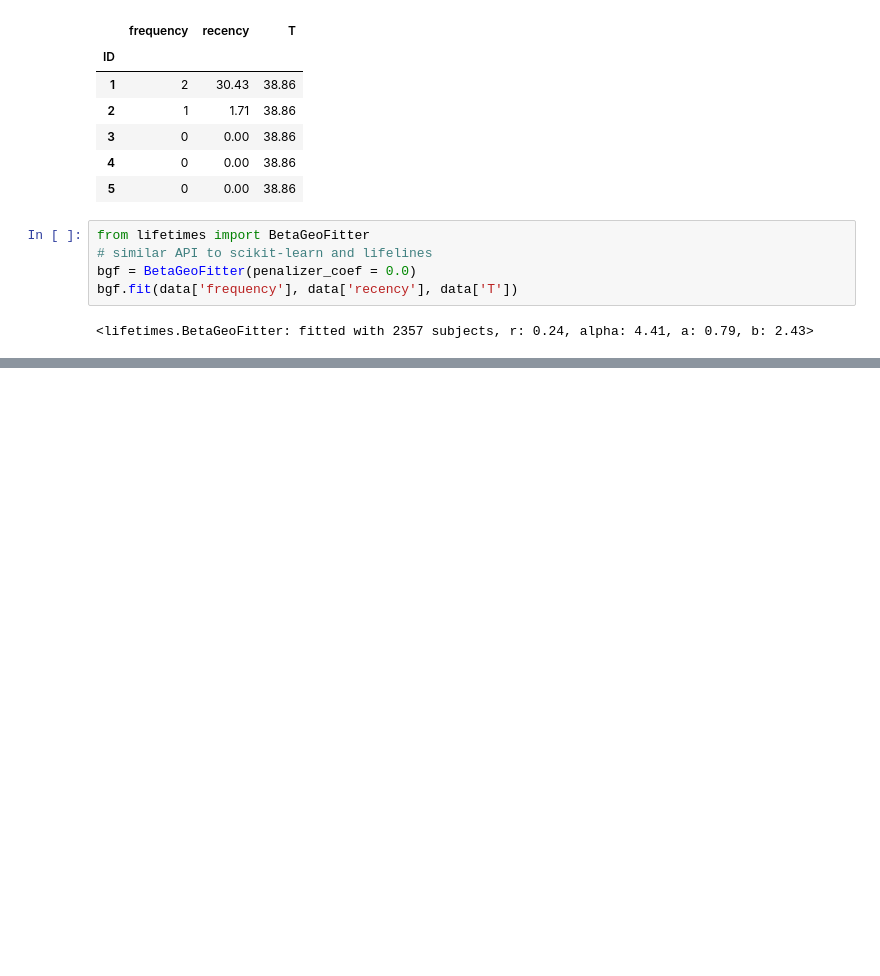
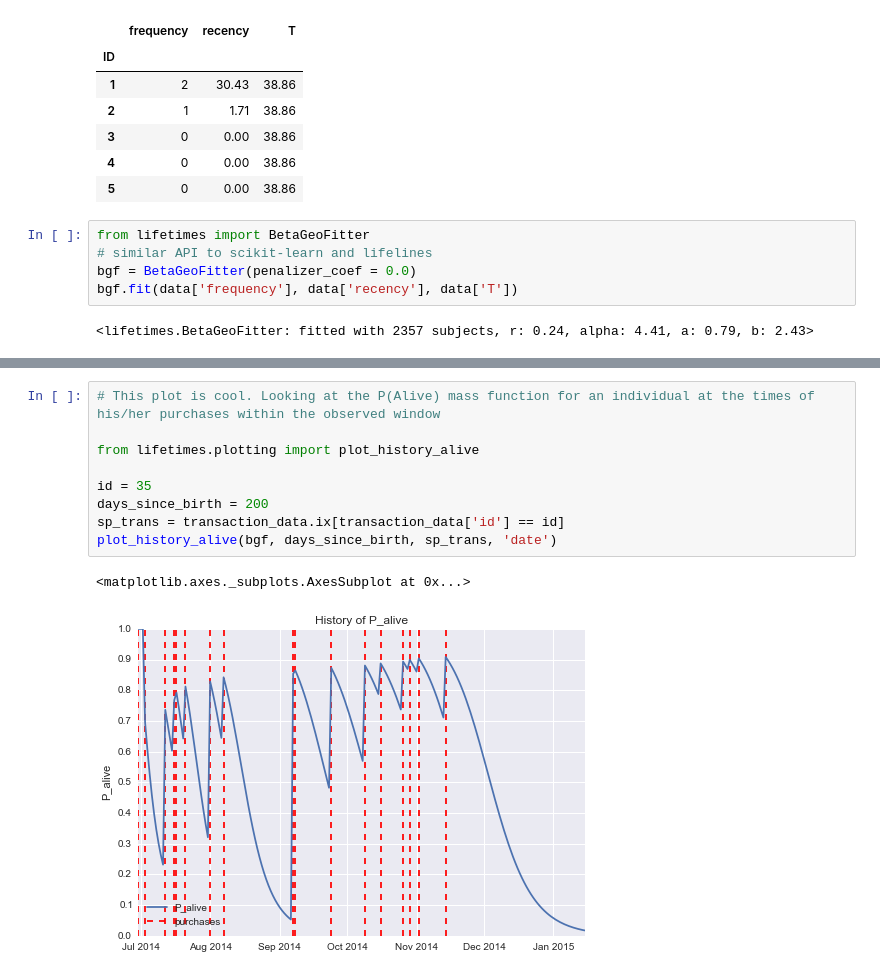
Before and after one commit to angadgadre/Personalized_lifetime_relationships, a Jupyter notebook: Lifetimes.ipynb, the cells around one changed output, grey strips where cells are left out. Drawn from its saved outputs; the diff is of its cells as text; blank space fills up the shorter version.

```diff
--- a/Lifetimes.ipynb
+++ b/Lifetimes.ipynb
@@ -85,0 +181,12 @@ plot_probability_alive_matrix(bgf)
+# %%
+# This plot is cool. Looking at the P(Alive) mass function for an individual at the times of his/her purchases within the observed window
+
+from lifetimes.plotting import plot_history_alive
+
+id = 35
+days_since_birth = 200
+sp_trans = transaction_data.ix[transaction_data['id'] == id]
+plot_history_alive(bgf, days_since_birth, sp_trans, 'date')
+# %% [output]
+<matplotlib.axes._subplots.AxesSubplot at 0x...>
+[figure, added]
```
Also changed, not shown: parts of 22 cells of this notebook.
